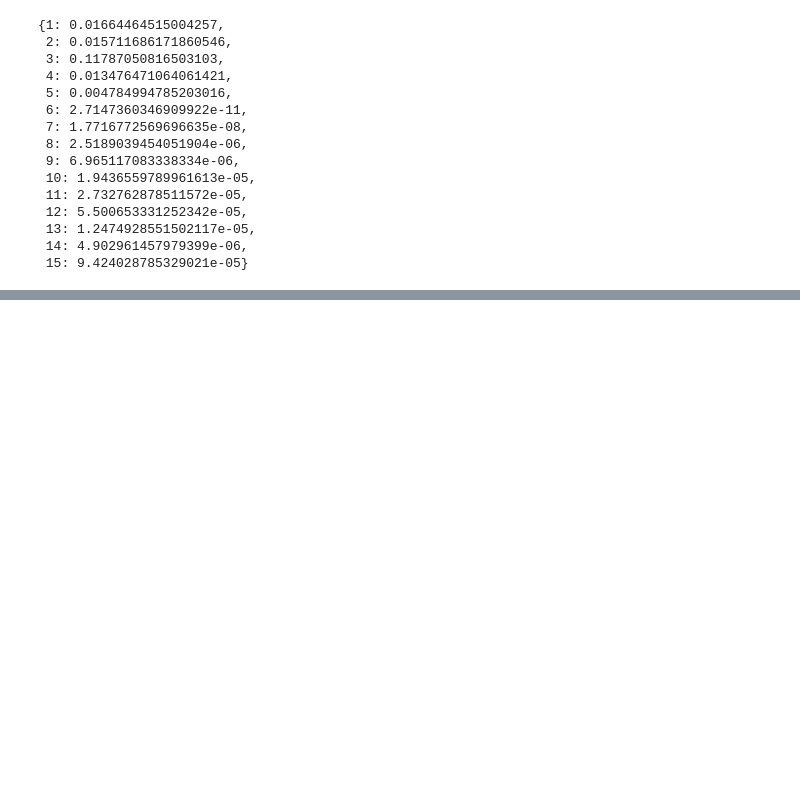
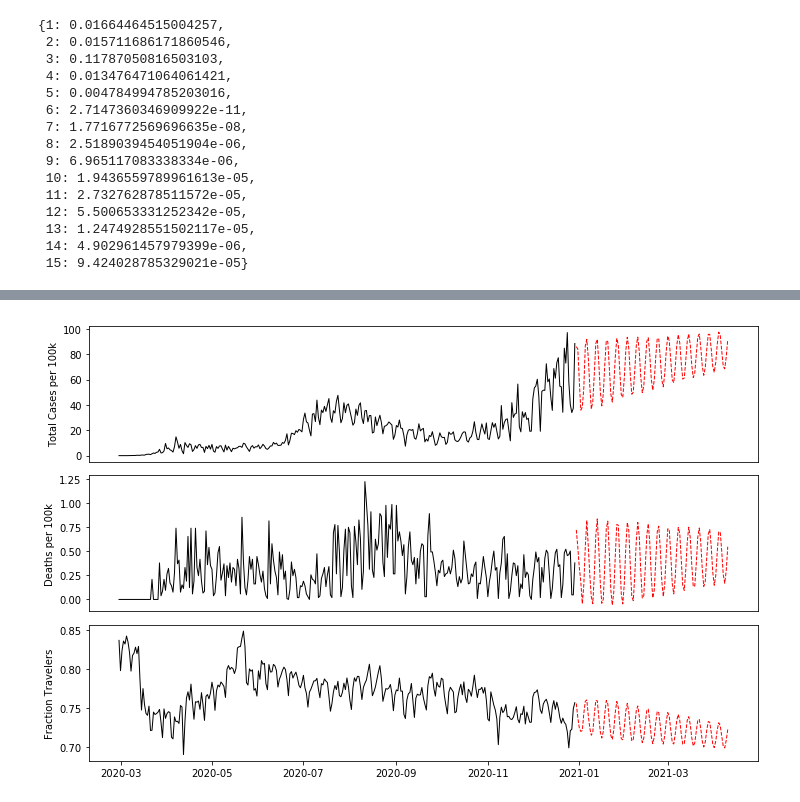
Before and after one commit to mrepasky3/ISYE6416-Spring2021-Project, a Jupyter notebook: AutoRegression.ipynb, the cells around one changed output, grey strips where cells are left out. Drawn from its saved outputs; the diff is of its cells as text; code cells hidden in the pictures; blank space fills up the shorter version.

```diff
--- a/AutoRegression.ipynb
+++ b/AutoRegression.ipynb
@@ -78,0 +196,3 @@ gct[2][0]['ssr_ftest'][1]
+# %%
+fit_model = VAR(vector_data_diff,dates=dates[1:int(0.95*len(vector_data))]).fit(best_lag)
+fit_model.summary()
@@ -78,0 +221,13 @@ gct[2][0]['ssr_ftest'][1]
+# %%
+lag_num = fit_model.k_ar
+input_data = vector_data_diff.values[-lag_num:]
+# %%
+forecast = fit_model.forecast(y=input_data, steps=len(vector_data_test))
+forecast = pd.DataFrame(forecast, index=vector_data.index[-len(vector_data_test):], columns=vector_data.columns)
+# %%
+forecast_copy = forecast.copy()
+cols = vector_data_train.columns
+for col in cols:
+    forecast_copy[str(col)+'_forecast'] = vector_data_train[col].iloc[-1] + forecast_copy[str(col)].cumsum()
+proper_forecast = forecast_copy.iloc[:,3:]
+proper_forecast
@@ -78,0 +248,21 @@ gct[2][0]['ssr_ftest'][1]
+# %%
+fig, ax = plt.subplots(3,1,figsize=(12,8))
+
+ax[0].plot(dates[:int(0.75*len(vector_data))],vector_data_train["total_cases"],color='k',lw=1)
+ax[0].plot(dates[int(0.75*len(vector_data)):],proper_forecast["total_cases_forecast"],color='r',lw=1,linestyle='--')
+ax[0].tick_params(axis='x',bottom=False,labelbottom=False)
+ax[0].set_ylabel("Total Cases per 100k")
+
+ax[1].plot(dates[:int(0.75*len(vector_data))],vector_data_train["deaths"],color='k',lw=1)
+ax[1].plot(dates[int(0.75*len(vector_data)):],proper_forecast["deaths_forecast"],color='r',lw=1,linestyle='--')
+ax[1].tick_params(axis='x',bottom=False,labelbottom=False)
+ax[1].set_ylabel("Deaths per 100k")
+
+ax[2].plot(dates[:int(0.75*len(vector_data))],vector_data_train["Population Not Staying at Home"],color='k',lw=1)
+ax[2].plot(dates[int(0.75*len(vector_data)):],proper_forecast["Population Not Staying at Home_forecast"],color='r',lw=1,linestyle='--')
+ax[2].set_ylabel("Fraction Travelers")
+
+plt.subplots_adjust(hspace = 0.1)
+plt.show()
+# %% [output]
+[figure, added]
```
Also changed, not shown: parts of 17 cells of this notebook.
